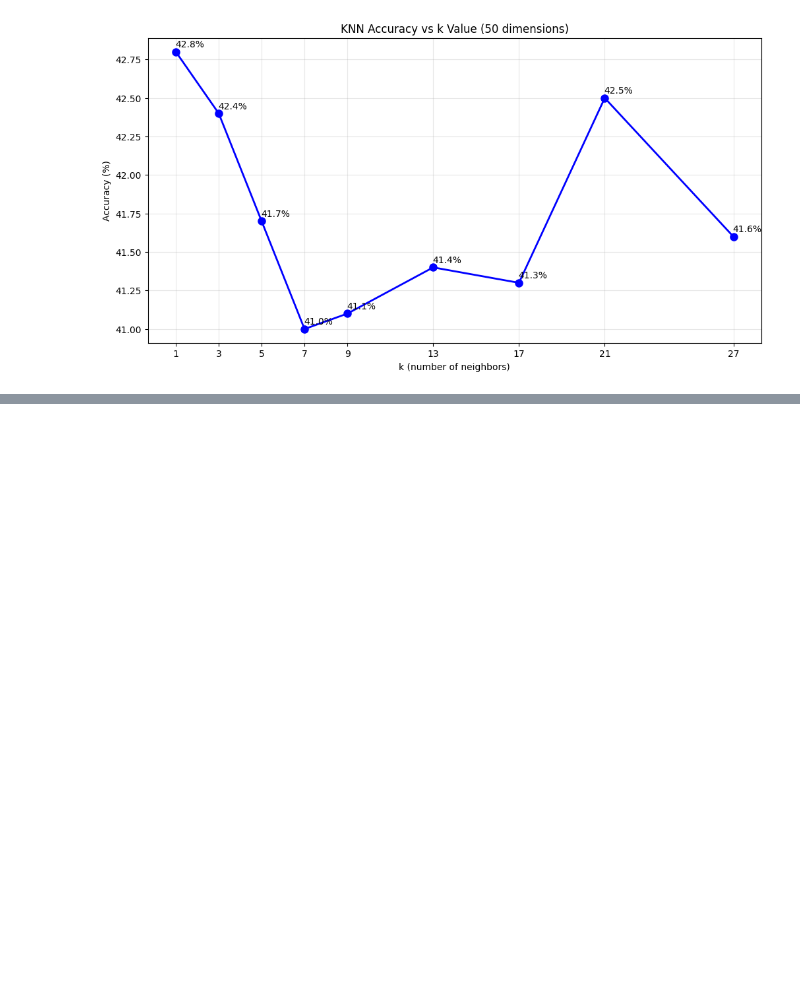
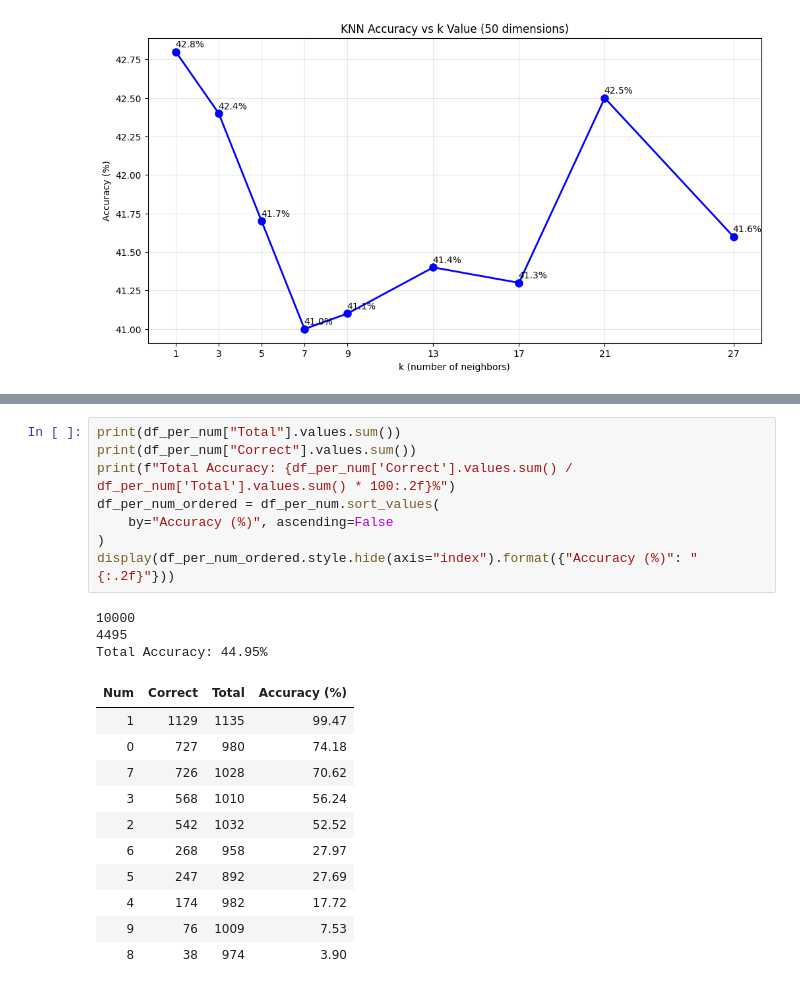
Before and after one commit to ChurroC/Number_Recognition, a Jupyter notebook: src/PCA.ipynb, the cells around one changed output, grey strips where cells are left out. Cells and saved outputs as stored; diff of their text form; blank space fills up the shorter version.

```diff
--- a/src/PCA.ipynb
+++ b/src/PCA.ipynb
@@ -297,0 +349,23 @@ plt.show()
+# %%
+print(df_per_num["Total"].values.sum())
+print(df_per_num["Correct"].values.sum())
+print(f"Total Accuracy: {df_per_num['Correct'].values.sum() / df_per_num['Total'].values.sum() * 100:.2f}%")
+df_per_num_ordered = df_per_num.sort_values(
+    by="Accuracy (%)", ascending=False
+)
+display(df_per_num_ordered.style.hide(axis="index").format({"Accuracy (%)": "{:.2f}"}))
+# %% [output]
+10000
+4495
+Total Accuracy: 44.95%
+| Num | Correct | Total | Accuracy (%) |
+| 1 | 1129 | 1135 | 99.47 |
+| 0 | 727 | 980 | 74.18 |
+| 7 | 726 | 1028 | 70.62 |
+| 3 | 568 | 1010 | 56.24 |
+| 2 | 542 | 1032 | 52.52 |
+| 6 | 268 | 958 | 27.97 |
+| 5 | 247 | 892 | 27.69 |
+| 4 | 174 | 982 | 17.72 |
+| 9 | 76 | 1009 | 7.53 |
+| 8 | 38 | 974 | 3.90 |
```
Also changed, not shown: parts of 15 cells of this notebook.
